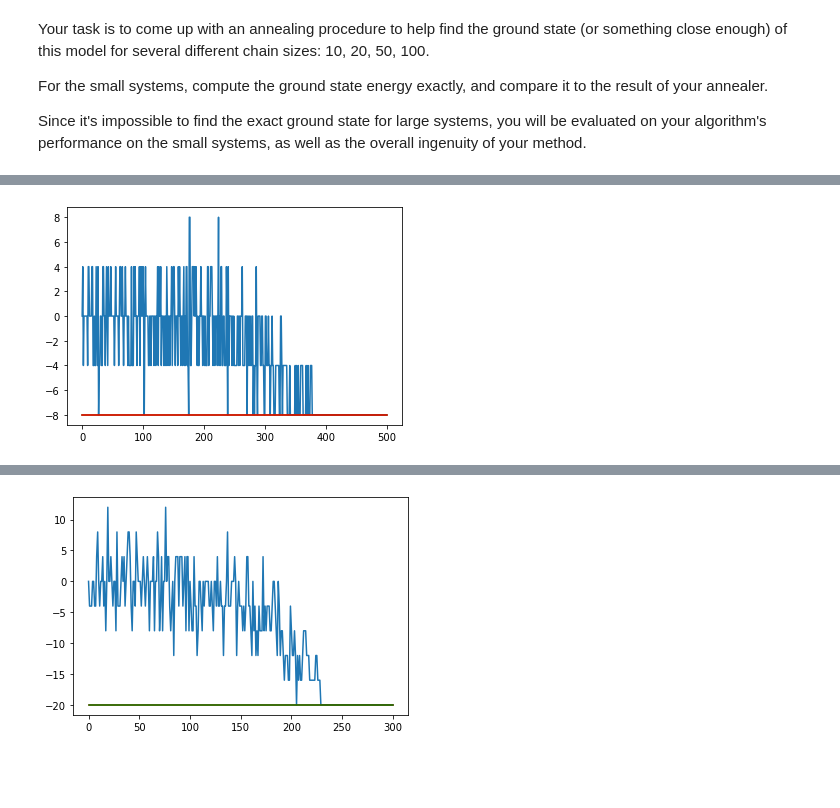
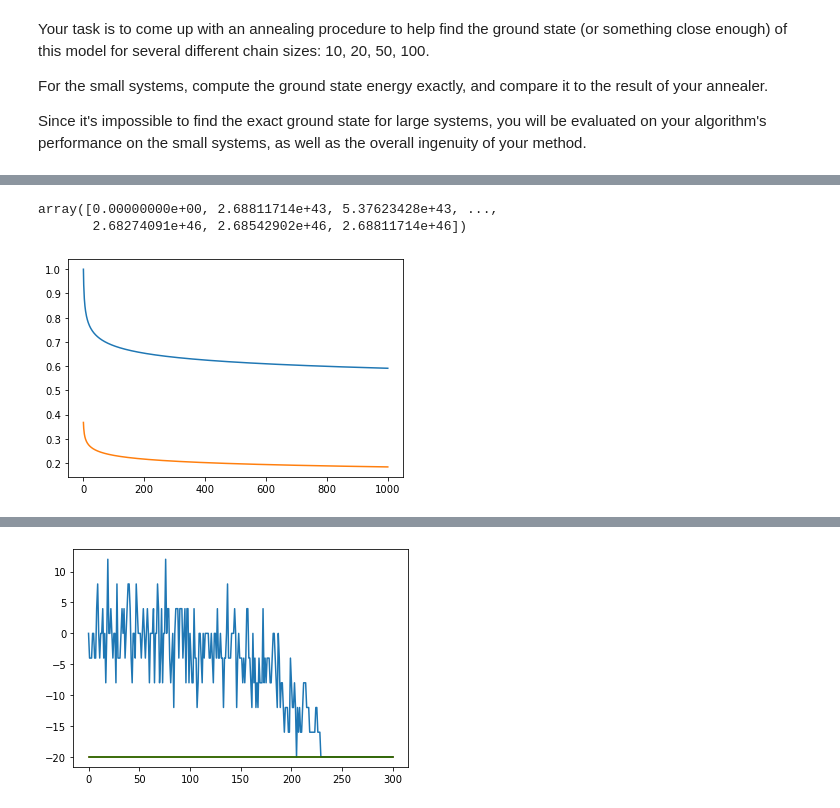
Before and after one commit to shukob/CohortProject_2020, a Jupyter notebook: Project_4_Ising_Annealer/Task_2.ipynb, the cells around one changed output, grey strips where cells are left out. Drawn from its saved outputs; the diff is of its cells as text; code cells hidden in the pictures; blank space fills up the shorter version.

```diff
--- a/Project_4_Ising_Annealer/Task_2.ipynb
+++ b/Project_4_Ising_Annealer/Task_2.ipynb
@@ -172,6 +172,13 @@ def linear_schedule(T_i, T_f, N):
     Ts = T_f - (T_f - T_i) * (1 - t/N)
     return Ts
 
+def log_schedule(T_i, T_f, N):
+    step = np.exp(T_i/T_f)
+    t = np.arange(0, N+1) * step
+    Ts = T_i / np.log(t - 1)
+
+    return Ts
+
 def anneal(ising,Ts):
     Es = np.zeros_like(Ts)
     for i, t in enumerate(Ts):
@@ -180,3 +211,21 @@ def anneal(ising,Ts):
+# %%
+step = np.exp(10/0.1)
+t = np.arange(0, N+1) * step
+t
+# %% [output]
+array([0.00000000e+00, 2.68811714e+43, 5.37623428e+43, ...,
+       2.68274091e+46, 2.68542902e+46, 2.68811714e+46])
+# %%
+Ts = T_i / np.log(t - 1)
+Ts = log_schedule(10, 1, 1000)
+Ts
+# %%
+Probs = np.exp(- 1.0 / Ts)
+plt.plot(range(len(Ts)),Ts)
+plt.plot(range(len(Probs)), Probs)
+plt.show()
+# %% [output]
+[figure, added]
 # %%
 def calc_once(ising, Ts, include_exact=True):
 
@@ -192,6 +241,4 @@ def calc_once(ising, Ts, include_exact=True):
     plt.show()
 
 ising = RandomBondIsing1DPBC(10, J=1.)
-calc_once(ising, exp_schedule(400, 0.1, 500))
+calc_once(ising, exp_schedule(400, 0.01, 500))
-# %% [output]
-[figure, removed]
```
Also changed, not shown: parts of 6 cells of this notebook, 5 other files.
